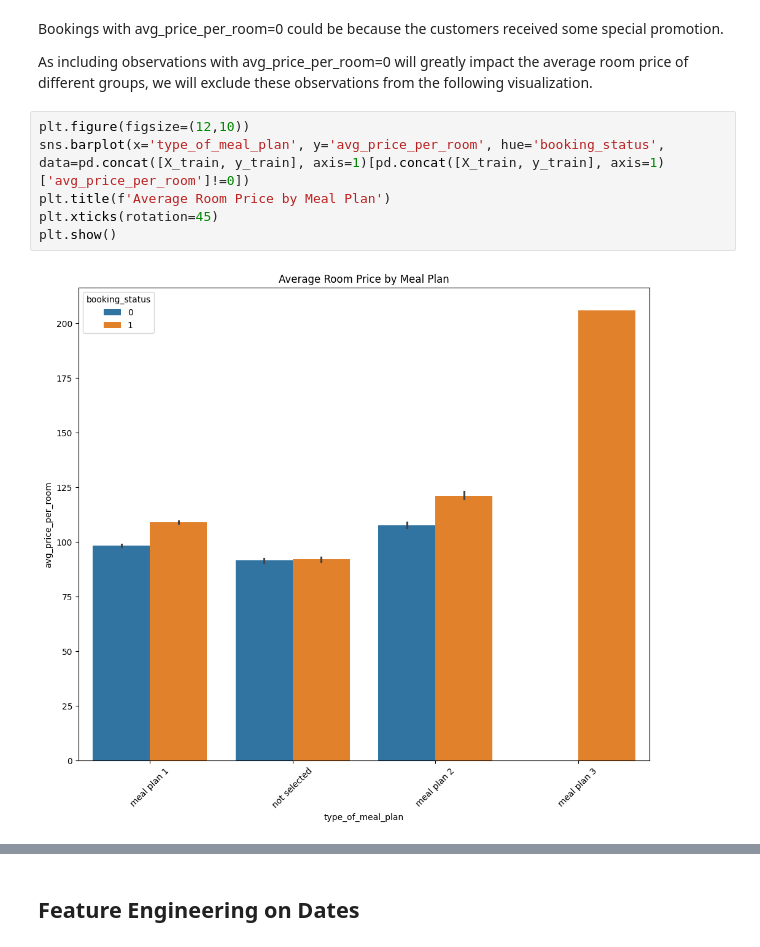
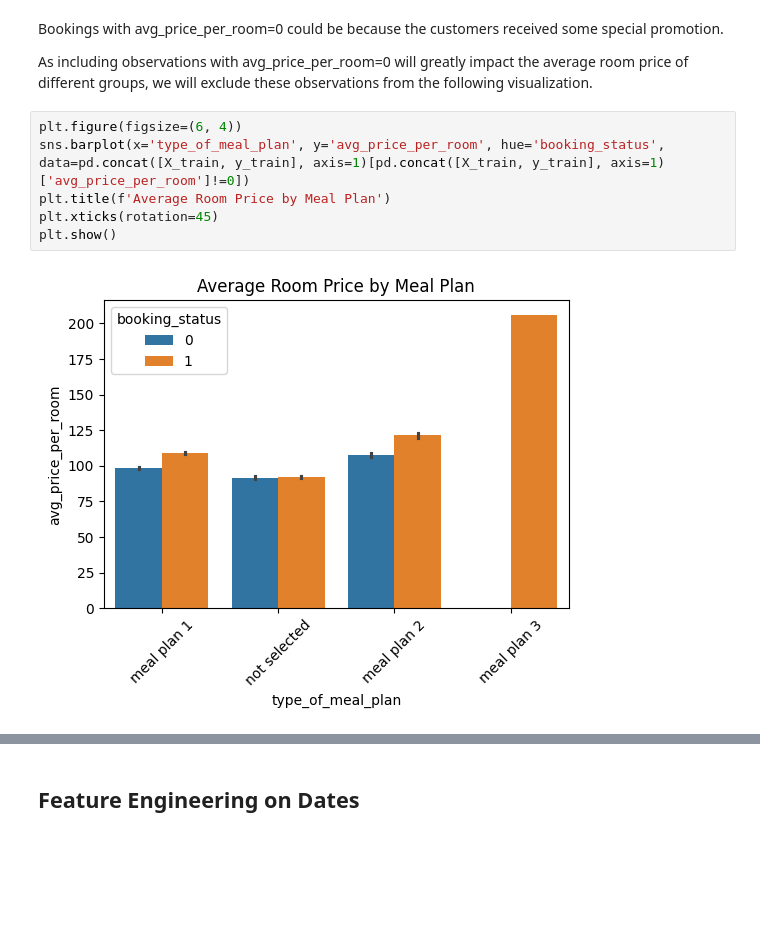
Before and after one commit to suyatinglaura/CS3244_Reservation_Cancellations_Prediction, a Jupyter notebook: Feature Engineering.ipynb, the cells around one changed output, grey strips where cells are left out. Saved outputs shown, nothing was run; the diff lists cells and outputs as text; blank space fills up the shorter version.

```diff
--- a/Feature Engineering.ipynb
+++ b/Feature Engineering.ipynb
@@ -298,11 +301,11 @@ Bookings with avg_price_per_room=0 could be because the customers received some
 
 As including observations with avg_price_per_room=0 will greatly impact the average room price of different groups, we will exclude these observations from the following visualization.
 # %%
-plt.figure(figsize=(12,10))
+plt.figure(figsize=(6, 4))
 sns.barplot(x='type_of_meal_plan', y='avg_price_per_room', hue='booking_status', data=pd.concat([X_train, y_train], axis=1)[pd.concat([X_train, y_train], axis=1)['avg_price_per_room']!=0])
 plt.title(f'Average Room Price by Meal Plan')
 plt.xticks(rotation=45)
 plt.show()
 # %% [output]
-[figure, old version]
+[figure, new version]
 # %%
```
Also changed, not shown: parts of 44 cells of this notebook.
